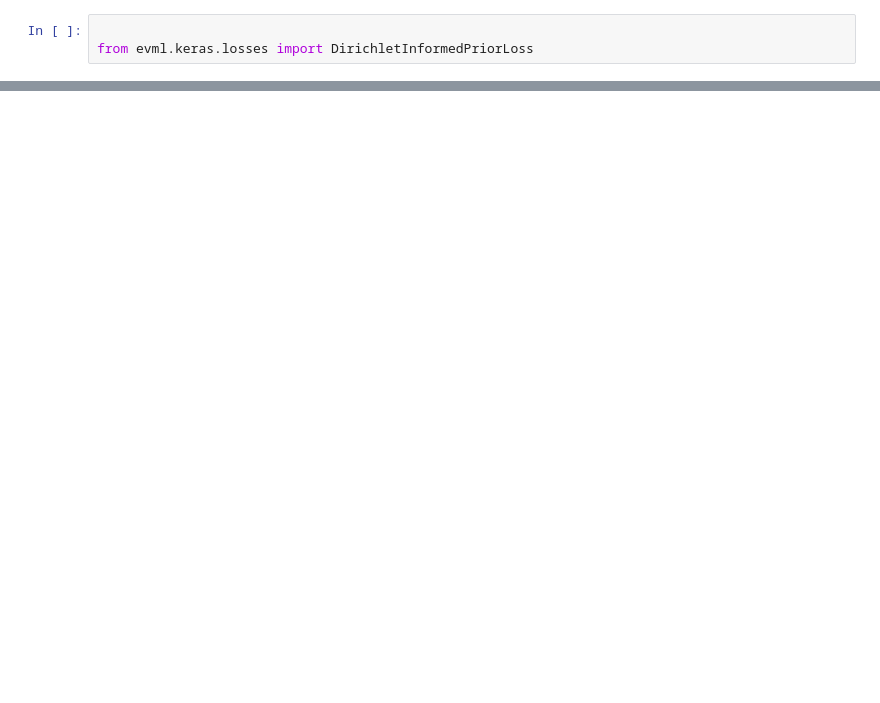
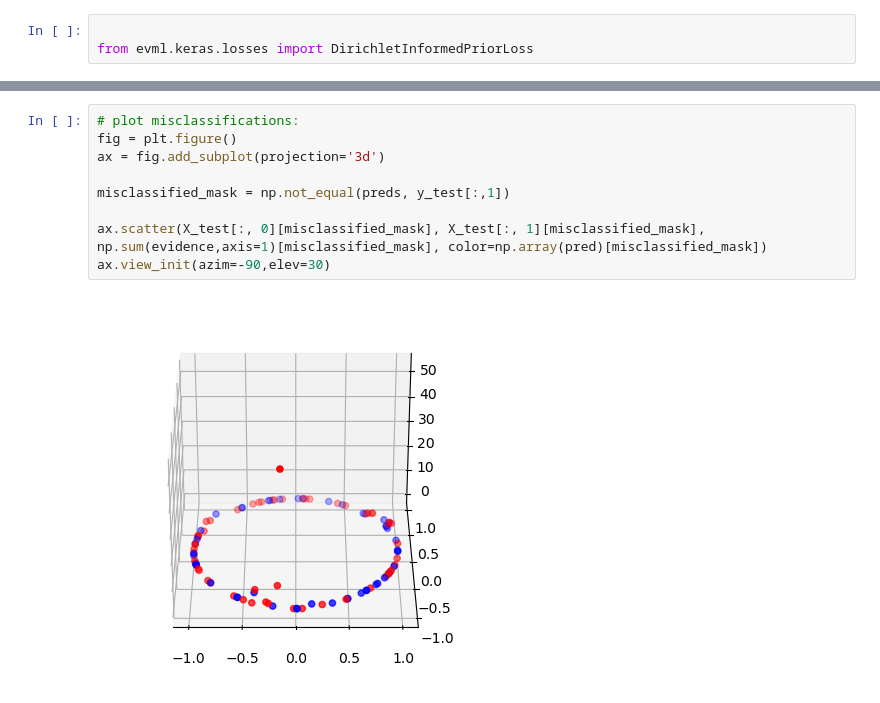
Before and after one commit to ai2es/evidential, a Jupyter notebook: notebooks/dirichletIP test.ipynb, the cells around one changed output, grey strips where cells are left out. Saved outputs shown, nothing was run; the diff lists cells and outputs as text; blank space fills up the shorter version.

```diff
--- a/notebooks/dirichletIP test.ipynb
+++ b/notebooks/dirichletIP test.ipynb
@@ -64,0 +89,11 @@ plt.scatter(np.max)
+# %%
+# plot misclassifications:
+fig = plt.figure()
+ax = fig.add_subplot(projection='3d')
+
+misclassified_mask = np.not_equal(preds, y_test[:,1])
+
+ax.scatter(X_test[:, 0][misclassified_mask], X_test[:, 1][misclassified_mask], np.sum(evidence,axis=1)[misclassified_mask], color=np.array(pred)[misclassified_mask])
+ax.view_init(azim=-90,elev=30)
+# %% [output]
+[figure, added]
```
Also changed, not shown: parts of 16 cells of this notebook, 1 other file.
